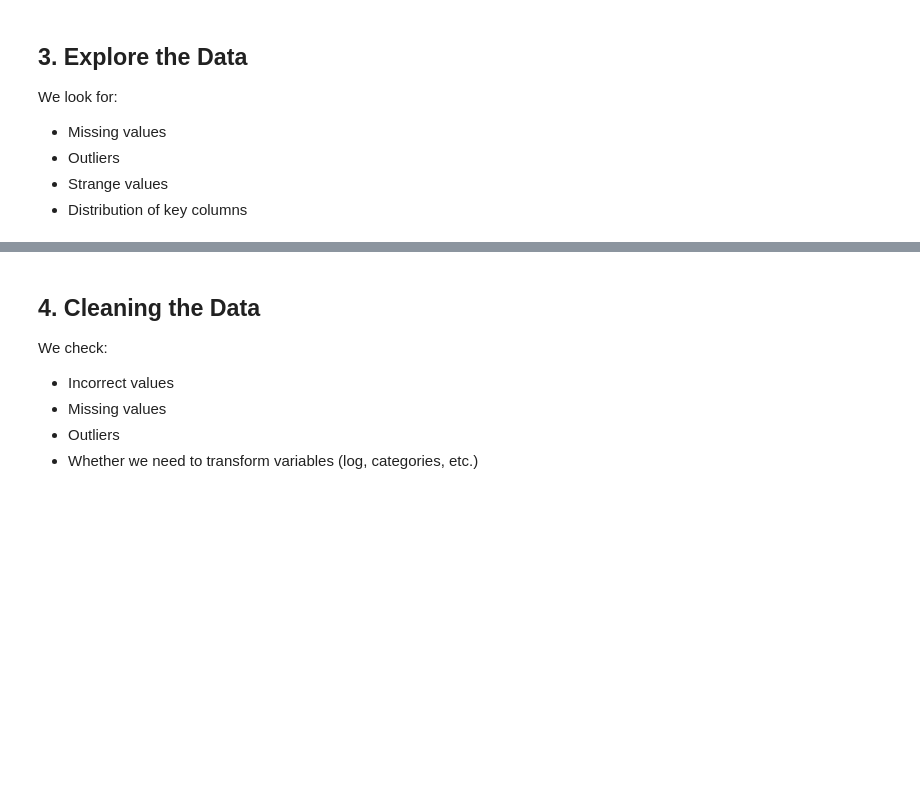
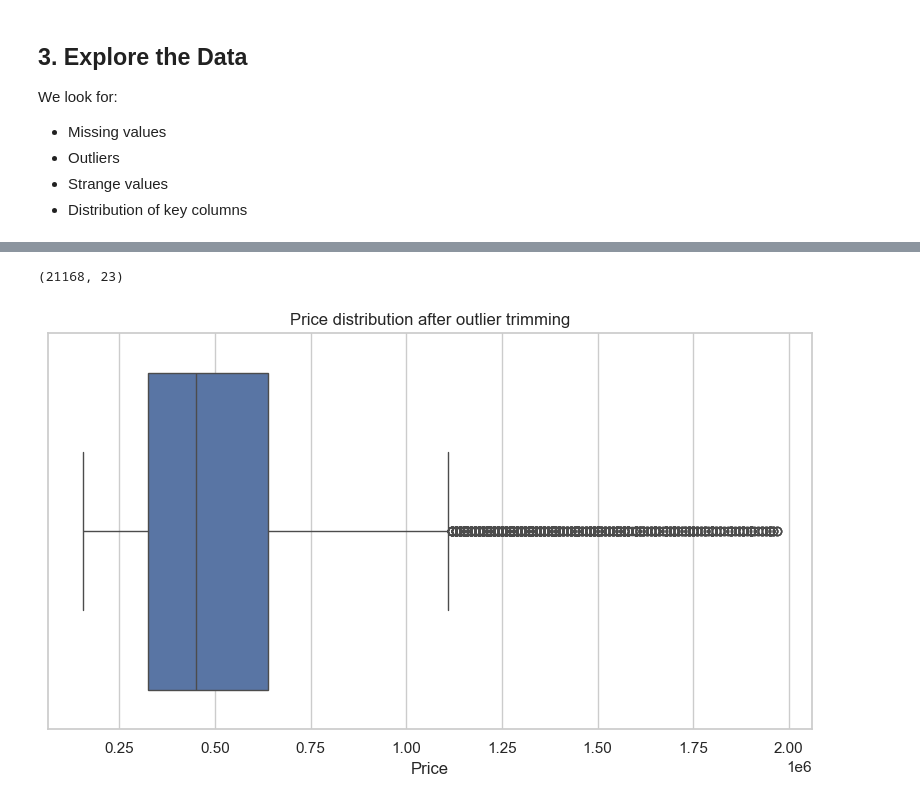
Before and after one commit to asimeoa/ds-eda-project-template_sia, a Jupyter notebook: eda_analysis_grk.ipynb, the cells around one changed output, grey strips where cells are left out. Drawn from its saved outputs; the diff is of its cells as text; code cells hidden in the pictures; blank space fills up the shorter version.

```diff
--- a/eda_analysis_grk.ipynb
+++ b/eda_analysis_grk.ipynb
@@ -65,14 +259,25 @@ df.head()
+# %%
+# Basic cleaning
+
+# 1. Drop rows with missing critical variables
+df_clean = df.dropna(subset=['price', 'sqft_living']).copy()
+
+# 2. Remove extreme outliers in price (1% tails)
+lower_price = df_clean['price'].quantile(0.01)
+upper_price = df_clean['price'].quantile(0.99)
+df_clean = df_clean[(df_clean['price'] >= lower_price) & (df_clean['price'] <= upper_price)]
+
+# 3. Log-transform price
+df_clean['log_price'] = np.log(df_clean['price'])
+
+df_clean.shape
+# %% [output]
+(21168, 23)
 # %%
-sns.histplot(df["price"], bins=50)
-plt.title("Price Distribution")
+sns.boxplot(x=df_clean["price"])
+plt.title("Price distribution after outlier trimming")
 plt.xlabel("Price")
-plt.ylabel("Count")
+plt.tight_layout()
 plt.show()
+# %% [output]
+[figure, added]
-# %% [markdown]
-## 4. Cleaning the Data
-
-We check:
-- Incorrect values
-- Missing values
-- Outliers
-- Whether we need to transform variables (log, categories, etc.)
```
Also changed, not shown: parts of 39 cells of this notebook.
